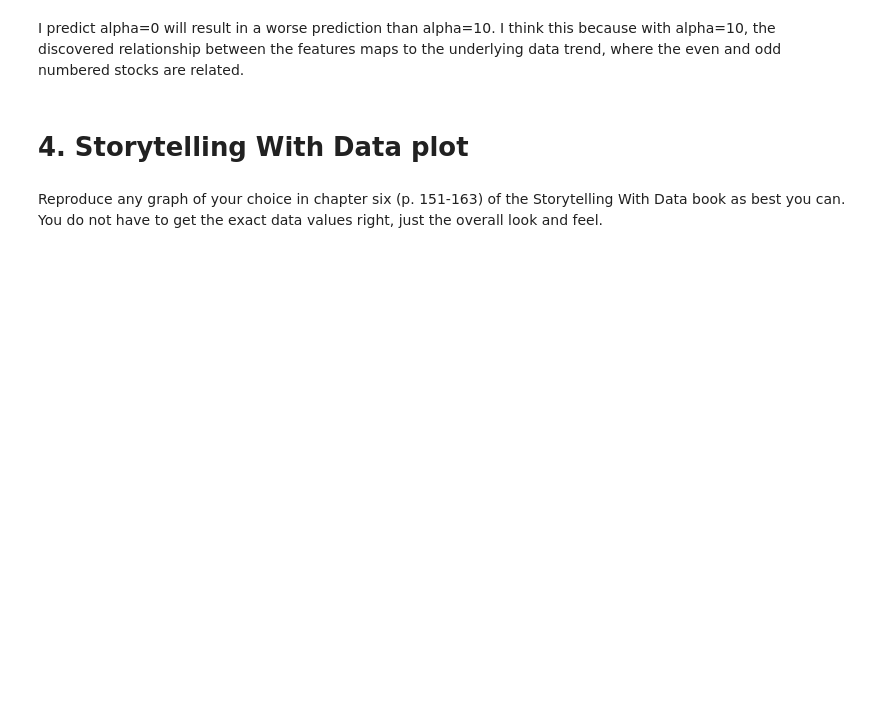
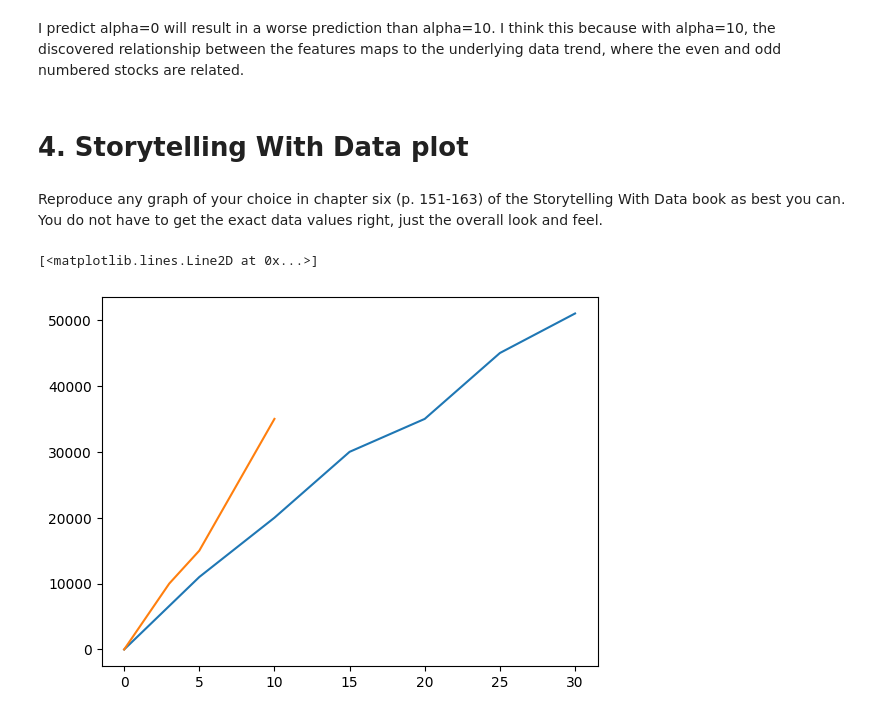
Before and after one commit to calebhadley1/Module-B-semester-2, a Jupyter notebook: Week10.ipynb, the cells around one changed output. Saved outputs shown, nothing was run; the diff lists cells and outputs as text; code cells hidden in the pictures; blank space fills up the shorter version.

```diff
--- a/Week10.ipynb
+++ b/Week10.ipynb
@@ -192,0 +195,12 @@ Reproduce any graph of your choice in chapter six (p. 151-163) of the Storytelli
+# %%
+x1 = [0, 5, 10, 15, 20, 25, 30]
+y1 = [0, 11_000, 20_000, 30_000, 35_000, 45_000, 51_000]
+
+x2 = [0, 3, 5, 10]
+y2 = [0, 10_000, 15_000, 35_000]
+
+plt.plot(x1,y1)
+plt.plot(x2,y2)
+# %% [output]
+[<matplotlib.lines.Line2D at 0x...>]
+[figure, added]
```
Also changed, not shown: parts of 1 cell of this notebook.
